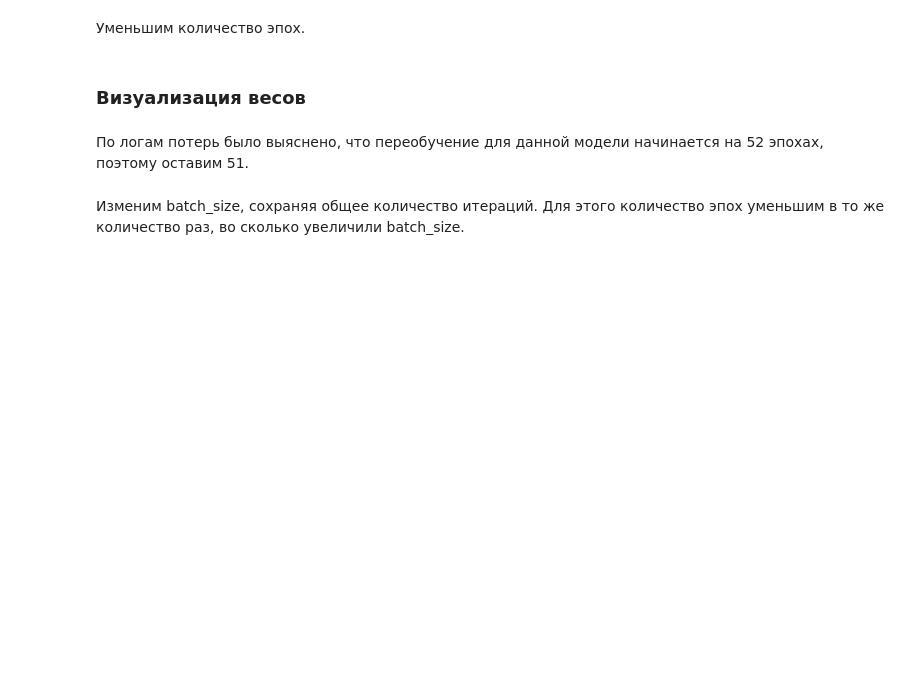
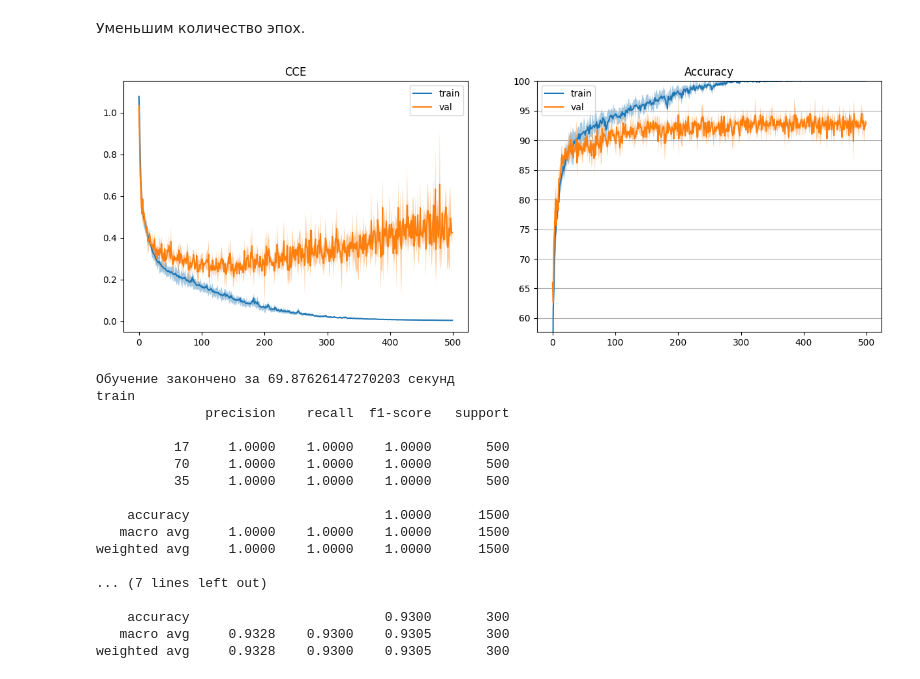
Before and after one commit to DeadlySquad13/t5-2-Neuroscience__Labs, a Jupyter notebook: src/lab2/main.ipynb, the cells around one changed output. Cells and saved outputs as stored; diff of their text form; code cells hidden in the pictures; blank space fills up the shorter version.

Commit message:
[Enh](Lab2): Added more experiments with model.

```diff
--- a/src/lab2/main.ipynb
+++ b/src/lab2/main.ipynb
@@ -44,15 +44,15 @@ from pathlib import Path
 
 url = "https://www.cs.toronto.edu/~kriz/cifar-100-python.tar.gz"
 filename = "cifar-100-python.tar.gz"
-data_path = Path("data")
+model_path = Path("data")
 
-data_path.mkdir(exist_ok=True)
+model_path.mkdir(exist_ok=True)
 
-file_path = data_path / filename
+file_path = model_path / filename
 
 if not os.path.isfile(file_path):
     urllib.request.urlretrieve(url, file_path)
-    shutil.unpack_archive(file_path, extract_dir=data_path)
+    shutil.unpack_archive(file_path, extract_dir=model_path)
     file_path.unlink()  # Remove archive after extracting it.
 # %% [output]
 URLError: <urlopen error [Errno 8] nodename nor servname provided, or not known>
@@ -385,8 +360,10 @@ def report_classification_results(dataloader: DataLoader):
     with torch.no_grad():  # отключение автоматического дифференцирования
         for _, data in enumerate(dataloader, 0):
             inputs, labels = data
+            # на GPU
+            # inputs, labels = inputs.to(device), labels.to(device)
 
-            outputs = model(inputs).detach().numpy()
+            outputs = model(inputs).detach().cpu().numpy()
             y_pred.append(outputs)
             y_true.append(labels.numpy())
         y_true = np.concatenate(y_true)
@@ -422,7 +417,24 @@ compare_classification_reports(dataloader)
 Уменьшим количество эпох.
 # %%
 model = Cifar100_CNN(hidden_size=HIDDEN_SIZE, classes=len(CLASSES))
-dataloader = train_classifier(model, epochs=51)
+dataloader = train_classifier(model, epochs=500)
 compare_classification_reports(dataloader)
+# %% [output]
+[figure, added]
+Обучение закончено за 69.87626147270203 секунд
+train
+              precision    recall  f1-score   support
+
+          17     1.0000    1.0000    1.0000       500
+          70     1.0000    1.0000    1.0000       500
+          35     1.0000    1.0000    1.0000       500
+
+    accuracy                         1.0000      1500
+   macro avg     1.0000    1.0000    1.0000      1500
+weighted avg     1.0000    1.0000    1.0000      1500
+
+... (7 lines left out)
+
+    accuracy                         0.9300       300
+   macro avg     0.9328    0.9300    0.9305       300
+weighted avg     0.9328    0.9300    0.9305       300
-# %% [markdown]
-### Визуализация весов
@@ -439,8 +441,2 @@ for i, ω in enumerate(weights):
-# %% [markdown]
-По логам потерь было выяснено, что переобучение для данной модели
-начинается на 52 эпохах, поэтому оставим 51.
-# %% [markdown]
-Изменим batch_size, сохраняя общее количество итераций. Для этого количество
-эпох уменьшим в то же количество раз, во сколько увеличили batch_size.
 # %%
 model = Cifar100_CNN(hidden_size=HIDDEN_SIZE, classes=len(CLASSES))
```
Also changed, not shown: parts of 21 cells of this notebook, 4 other files.
